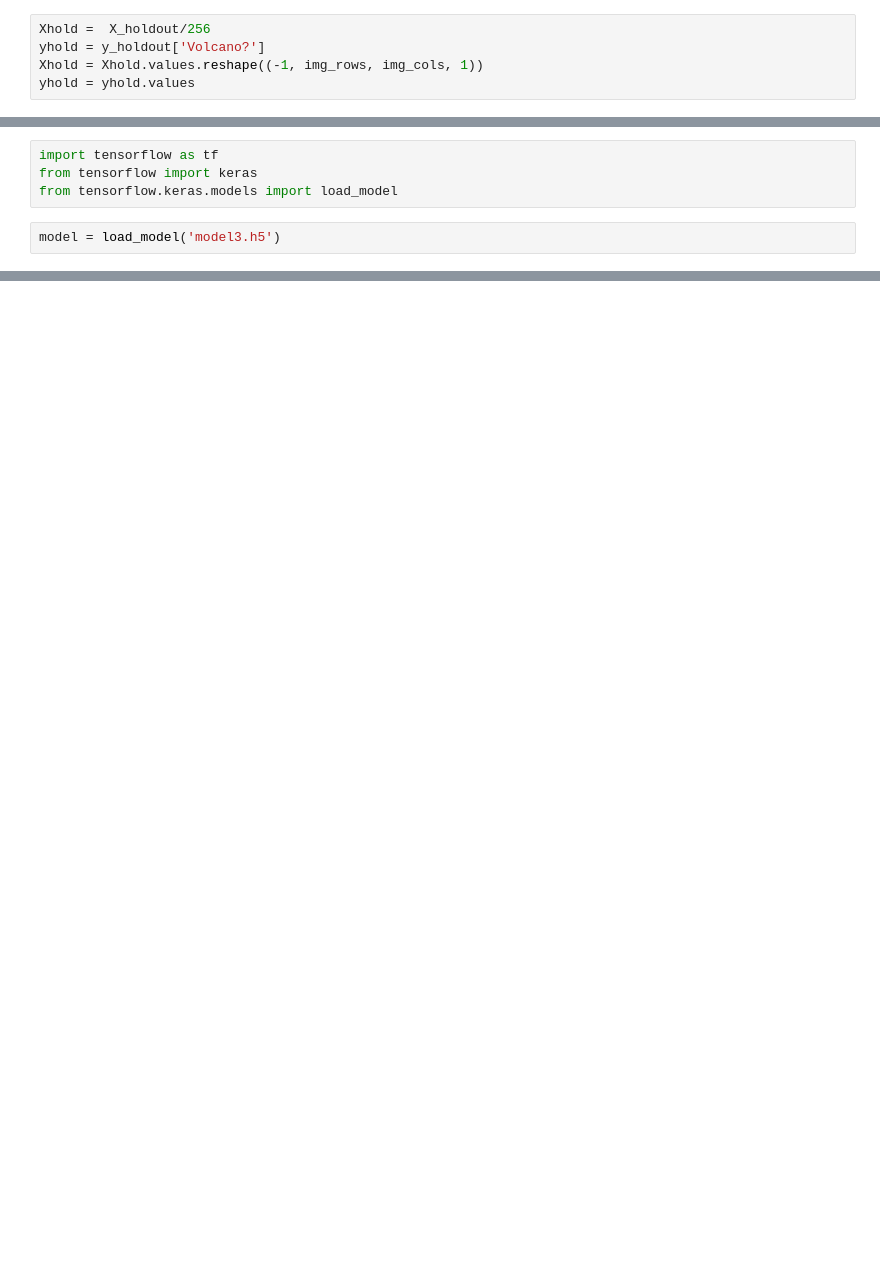
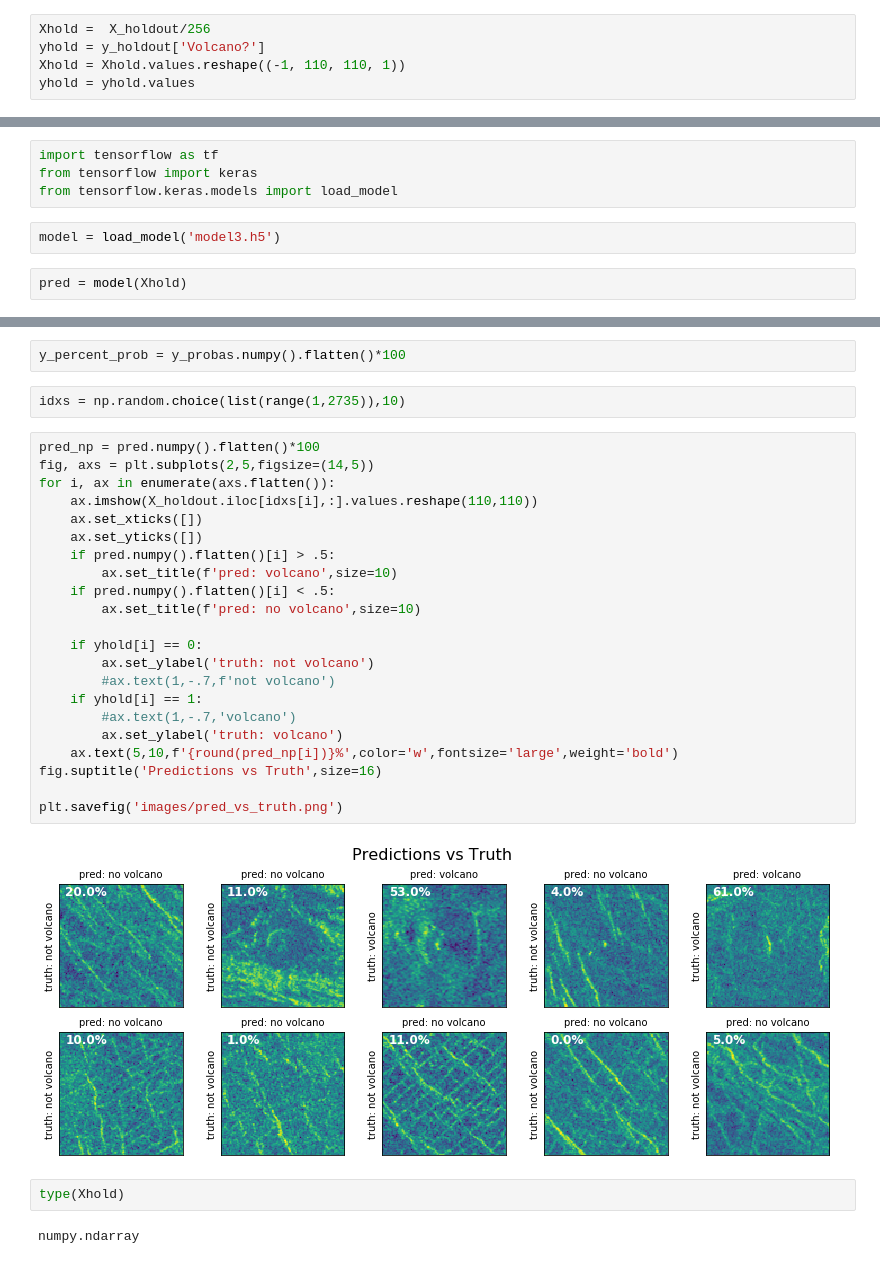
Before and after one commit to Iguanacolossus/Volcanoes-on-Venus, a Jupyter notebook: vov_nb.ipynb, the cells around one changed output, grey strips where cells are left out. Saved outputs shown, nothing was run; the diff lists cells and outputs as text; blank space fills up the shorter version.

```diff
--- a/vov_nb.ipynb
+++ b/vov_nb.ipynb
@@ -298,7 +300,7 @@ y_holdout = pd.read_csv('volcanoe-data/volcanoes_test/test_labels.csv')
 # %%
 Xhold =  X_holdout/256
 yhold = y_holdout['Volcano?']
-Xhold = Xhold.values.reshape((-1, img_rows, img_cols, 1))
+Xhold = Xhold.values.reshape((-1, 110, 110, 1))
 yhold = yhold.values
 # %%
 holdout_results = modelCNN1.evaluate(Xhold,yhold)
@@ -337,3 +337,5 @@ from tensorflow import keras
 from tensorflow.keras.models import load_model
 # %%
 model = load_model('model3.h5')
+# %%
+pred = model(Xhold)
@@ -339,0 +410,32 @@ model = load_model('model3.h5')
+# %%
+y_percent_prob = y_probas.numpy().flatten()*100
+# %%
+idxs = np.random.choice(list(range(1,2735)),10)
+# %%
+pred_np = pred.numpy().flatten()*100
+fig, axs = plt.subplots(2,5,figsize=(14,5))
+for i, ax in enumerate(axs.flatten()):
+    ax.imshow(X_holdout.iloc[idxs[i],:].values.reshape(110,110))
+    ax.set_xticks([])
+    ax.set_yticks([])
+    if pred.numpy().flatten()[i] > .5:
+        ax.set_title(f'pred: volcano',size=10)
+    if pred.numpy().flatten()[i] < .5:
+        ax.set_title(f'pred: no volcano',size=10)
+
+    if yhold[i] == 0:
+        ax.set_ylabel('truth: not volcano')
+        #ax.text(1,-.7,f'not volcano')
+    if yhold[i] == 1:
+        #ax.text(1,-.7,'volcano')
+        ax.set_ylabel('truth: volcano')
+    ax.text(5,10,f'{round(pred_np[i])}%',color='w',fontsize='large',weight='bold')
+fig.suptitle('Predictions vs Truth',size=16)
+
+plt.savefig('images/pred_vs_truth.png')
+# %% [output]
+[figure, added]
+# %%
+type(Xhold)
+# %% [output]
+numpy.ndarray
```
Also changed, not shown: parts of 22 cells of this notebook, 3 other files.
